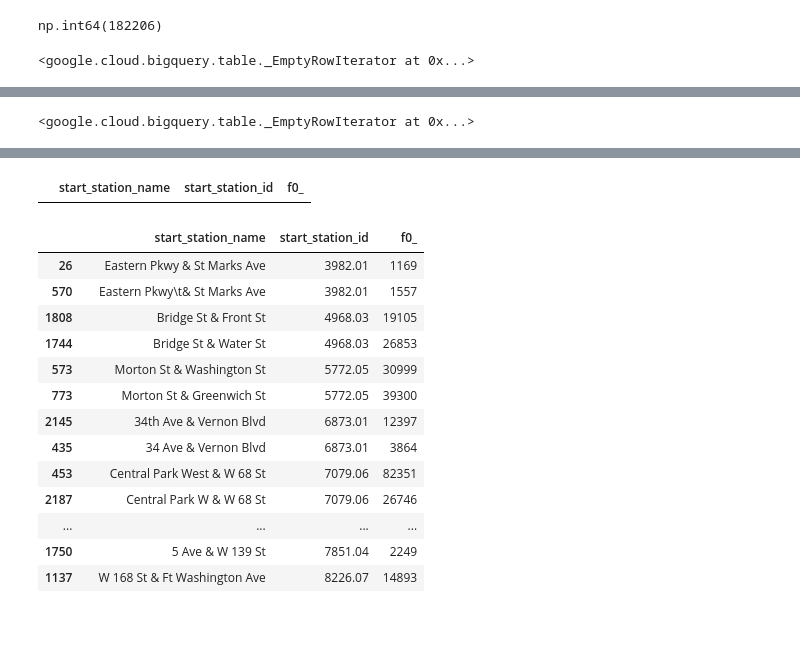
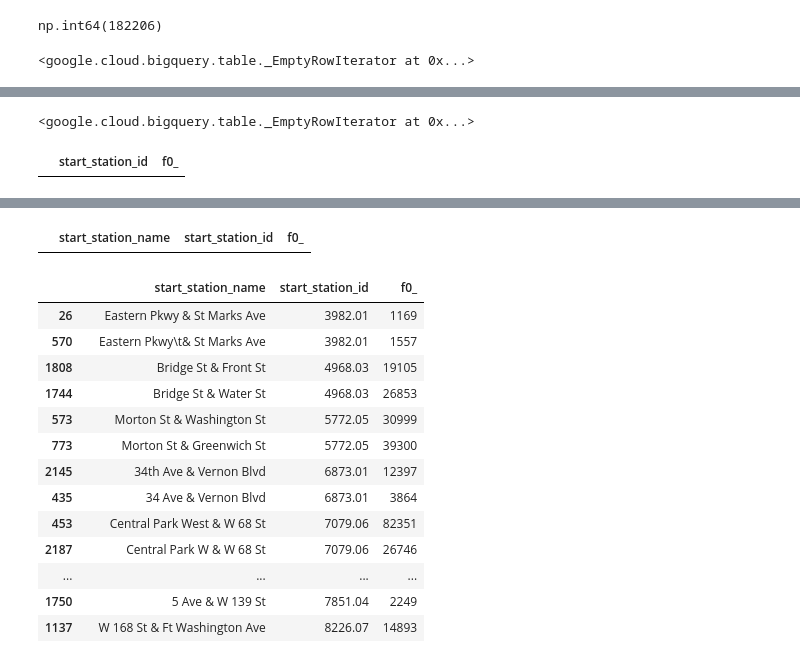
Before and after one commit to olshevskaa/citibike-nyc, a Jupyter notebook: notebooks/citibike.ipynb, the cells around one changed output, grey strips where cells are left out. Saved outputs shown, nothing was run; the diff lists cells and outputs as text; code cells hidden in the pictures; blank space fills up the shorter version.

Commit message:
fix: remake cleaning

```diff
--- a/notebooks/citibike.ipynb
+++ b/notebooks/citibike.ipynb
@@ -197,44 +208,26 @@ df
 77 rows × 2 columns
-# %%
-# Regex patterns to exclude
-regex_patterns = [
-    r'^[A-Za-z]{2}\d{3}$',  # Two letters + 3 digits
-    r'^SYS\d{3}$',          # SYS + 3 digits
-    r'(?i)Demo',            # Contains "Demo"
-    r'(?i)Lab - NYC',       # Contains "Lab - NYC"
-    r'(?i)Morgan'           # Contains "Morgan"
-]
-
-# Combine patterns using alternation (OR)
-combined_pattern = '|'.join(regex_patterns)
-
-# Create the query excluding the combined regex patterns
-query = f"""
-CREATE OR REPLACE TABLE `{bq_dataset_name}.{bq_table_name}_cleaned`
-PARTITION BY DATE_TRUNC(started_at, MONTH)
-CLUSTER BY member_casual, rideable_type
-
- AS
-
-  SELECT * EXCEPT(start_station_id, start_station_name),
-  -- Clean start_station_id
-  CASE
-    WHEN REGEXP_CONTAINS(start_station_id, r'^\\d+\\.\\d+_$') THEN REPLACE(start_station_id, '_', '')
-    WHEN CONTAINS_SUBSTR(start_station_id, 'Pillar') THEN REGEXP_REPLACE(start_station_id, r'_Pillar$', '')
-    ELSE start_station_id
-  END AS start_station_id,
-
-  -- Clean start_station_name only if ID contains 'Pillar'
-  CASE
-    WHEN CONTAINS_SUBSTR(start_station_id, 'Pillar') THEN TRIM(REGEXP_REPLACE(start_station_name, r'(?i)\s*Pillar\s*', ' '))
-    ELSE TRIM(REGEXP_REPLACE(start_station_name, r'[\s\u00A0\u200B]+', ' '))
-  END AS start_station_name
-
-FROM `{bq_dataset_name}.{bq_table_name}`
-WHERE NOT REGEXP_CONTAINS(start_station_id, r"{combined_pattern}")
-"""
-
-job = client.query(query)
-job.result()
-# %% [output]
-<google.cloud.bigquery.table._EmptyRowIterator at 0x...>
+# %%
+regex = r'^[A-Za-z]{2}\d{3}$'
+
+query = f"""
+    DELETE
+    FROM {cleaned_table_ref}
+    WHERE REGEXP_CONTAINS(start_station_id, r'{regex}')
+"""
+
+job = client.query(query)
+job.result()
+# %% [output]
+<google.cloud.bigquery.table._EmptyRowIterator at 0x...>
+# %%
+query = f"""
+    SELECT start_station_id, COUNT(*)
+    FROM {cleaned_table_ref}
+    WHERE start_station_id IS NULL OR SAFE_CAST(start_station_id AS FLOAT64) IS NULL
+    GROUP BY start_station_id;
+"""
+
+df = client.query(query).to_dataframe()
+df
+# %% [output]
+|  | start_station_id | f0_ |
```
Also changed, not shown: parts of 7 cells of this notebook.
